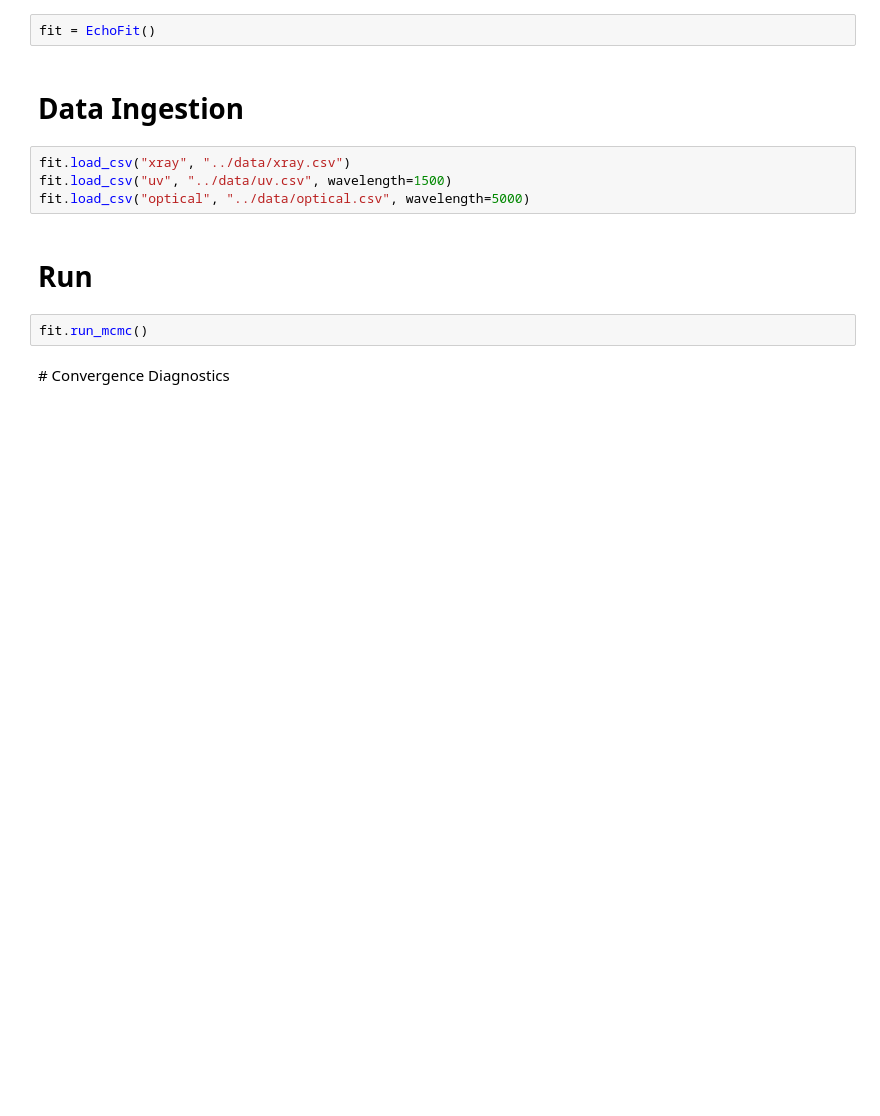
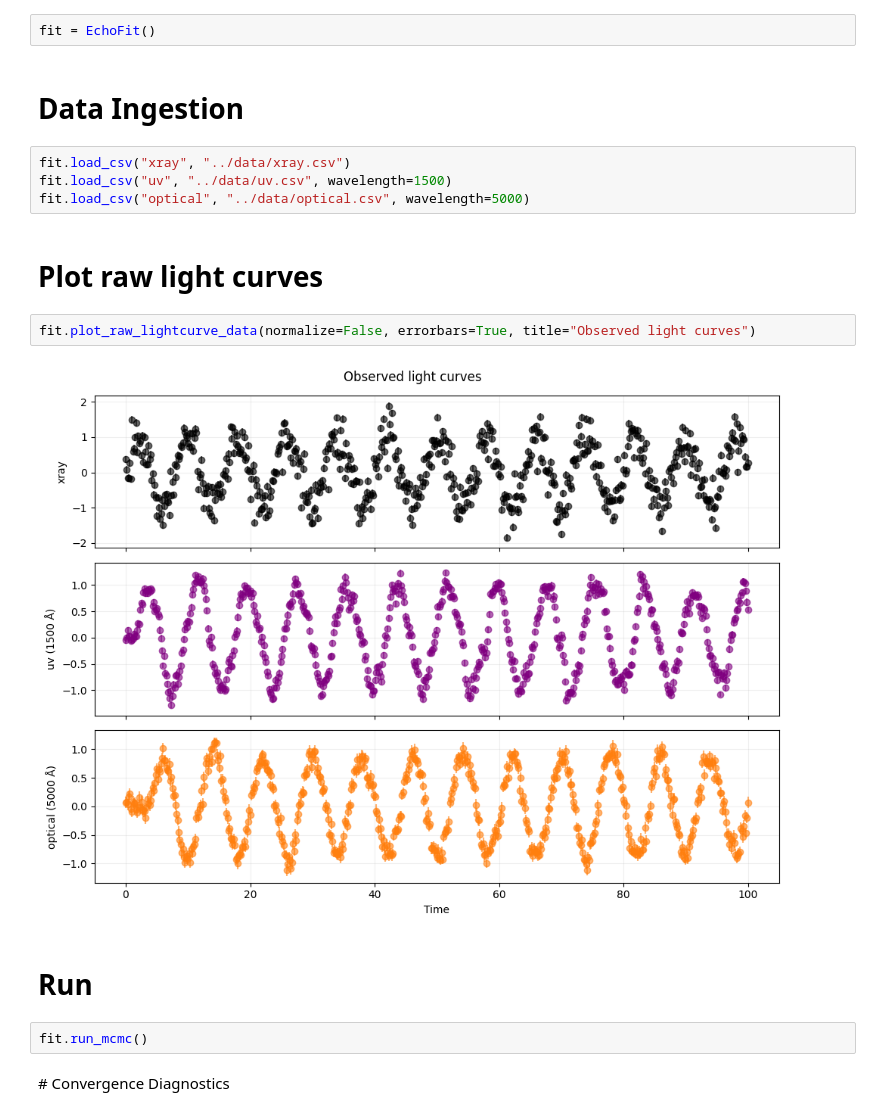
Before and after one commit to drds1/echofit, a Jupyter notebook: notebooks/demo.ipynb, the cells around one changed output. Saved outputs shown, nothing was run; the diff lists cells and outputs as text; blank space fills up the shorter version.

Commit message:
add jax compatibility, notebook, diagnostic charts, offset and stretch parms

```diff
--- a/notebooks/demo.ipynb
+++ b/notebooks/demo.ipynb
@@ -12,6 +12,12 @@ fit = EchoFit()
 fit.load_csv("xray", "../data/xray.csv")
 fit.load_csv("uv", "../data/uv.csv", wavelength=1500)
 fit.load_csv("optical", "../data/optical.csv", wavelength=5000)
+# %% [markdown]
+# Plot raw light curves
+# %%
+fit.plot_raw_lightcurve_data(normalize=False, errorbars=True, title="Observed light curves")
+# %% [output]
+[figure, added]
 # %% [markdown]
 # Run
 # %%
```
Also changed, not shown: 15 other files.
